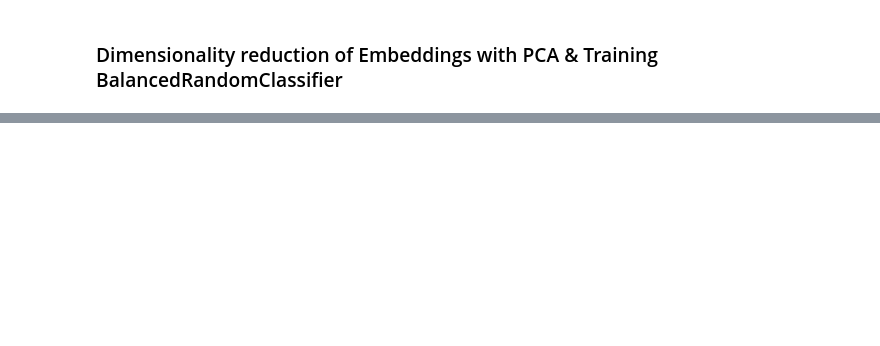
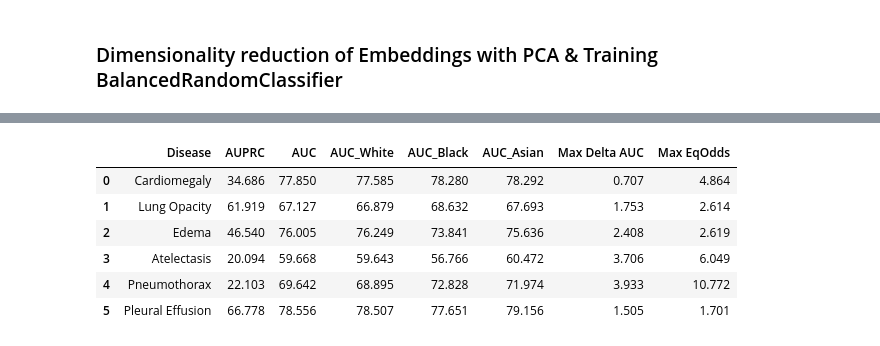
Before and after one commit to clemence-mottez/Mitigating-bias-in-DL-models, a Jupyter notebook: model_eval/densenet_from_embeddings_to_pred_BalancedRandomForest.ipynb, the cells around one changed output, grey strips where cells are left out. Saved outputs shown, nothing was run; the diff lists cells and outputs as text; code cells hidden in the pictures; blank space fills up the shorter version.

```diff
--- a/model_eval/densenet_from_embeddings_to_pred_BalancedRandomForest.ipynb
+++ b/model_eval/densenet_from_embeddings_to_pred_BalancedRandomForest.ipynb
@@ -429 +564,63 @@ styled_df_race
+# %%
+# Initialize an empty list to store the data
+data_race = []
+
+# Iterate over the diseases in the metrics dictionary
+for disease, values in metrics.items():
+    auprc_overall = values['AUPRC'] *100
+    auc_overall = values['AUC'] *100
+    auc_groups = [
+        metrics_white[disease]['AUC'] *100,
+        metrics_black[disease]['AUC'] *100,
+        metrics_asian[disease]['AUC'] *100
+    ]
+    tp_rates = [
+        metrics_white[disease]['TP Rate'] *100,
+        metrics_black[disease]['TP Rate'] *100,
+        metrics_asian[disease]['TP Rate'] *100
+    ]
+    fp_rates = [
+        metrics_white[disease]['FP Rate'] *100,
+        metrics_black[disease]['FP Rate'] *100,
+        metrics_asian[disease]['FP Rate'] *100
+    ]
+
+    # Calculate the maximum delta AUC
+    delta_auc_race = max(abs(auc_groups[i] - auc_groups[j]) for i in range(len(auc_groups)) for j in range(i + 1, len(auc_groups)))
+
+    # Calculate the maximum equality of odds
+    eq_odds_race = max(
+        0.5 * (abs(tp_rates[i] - tp_rates[j]) + abs(fp_rates[i] - fp_rates[j]))
+        for i in range(len(tp_rates)) for j in range(i + 1, len(tp_rates))
+    )
+
+    # Append to the data list
+    data_race.append([disease, auprc_overall, auc_overall] + auc_groups + [delta_auc_race, eq_odds_race])
+
+# Create a DataFrame
+columns = ['Disease', 'AUPRC', 'AUC', 'AUC_White', 'AUC_Black', 'AUC_Asian', 'Max Delta AUC', 'Max EqOdds']
+df_race = pd.DataFrame(data_race, columns=columns)
+
+# Display the DataFrame with styling
+# Styling the DataFrame
+styled_df = df_race.style.format({
+    'AUC': "{:.3f}",
+    'AUPRC': "{:.3f}",
+    'AUC_White': "{:.3f}",
+    'AUC_Black': "{:.3f}",
+    'AUC_Asian': "{:.3f}",
+    'Max Delta AUC': "{:.3f}",
+    'Max EqOdds': "{:.3f}"
+}).background_gradient(cmap='viridis', subset=['AUPRC', 'AUC', 'AUC_White', 'AUC_Black', 'AUC_Asian', 'Max Delta AUC', 'Max EqOdds'])
+
+# Display the styled DataFrame
+styled_df
+# %% [output]
+|  | Disease | AUPRC | AUC | AUC_White | AUC_Black | AUC_Asian | Max Delta AUC | Max EqOdds |
+| 0 | Cardiomegaly | 34.686 | 77.850 | 77.585 | 78.280 | 78.292 | 0.707 | 4.864 |
+| 1 | Lung Opacity | 61.919 | 67.127 | 66.879 | 68.632 | 67.693 | 1.753 | 2.614 |
+| 2 | Edema | 46.540 | 76.005 | 76.249 | 73.841 | 75.636 | 2.408 | 2.619 |
+| 3 | Atelectasis | 20.094 | 59.668 | 59.643 | 56.766 | 60.472 | 3.706 | 6.049 |
+| 4 | Pneumothorax | 22.103 | 69.642 | 68.895 | 72.828 | 71.974 | 3.933 | 10.772 |
+| 5 | Pleural Effusion | 66.778 | 78.556 | 78.507 | 77.651 | 79.156 | 1.505 | 1.701 |
 # %%
```
Also changed, not shown: parts of 36 cells of this notebook.
